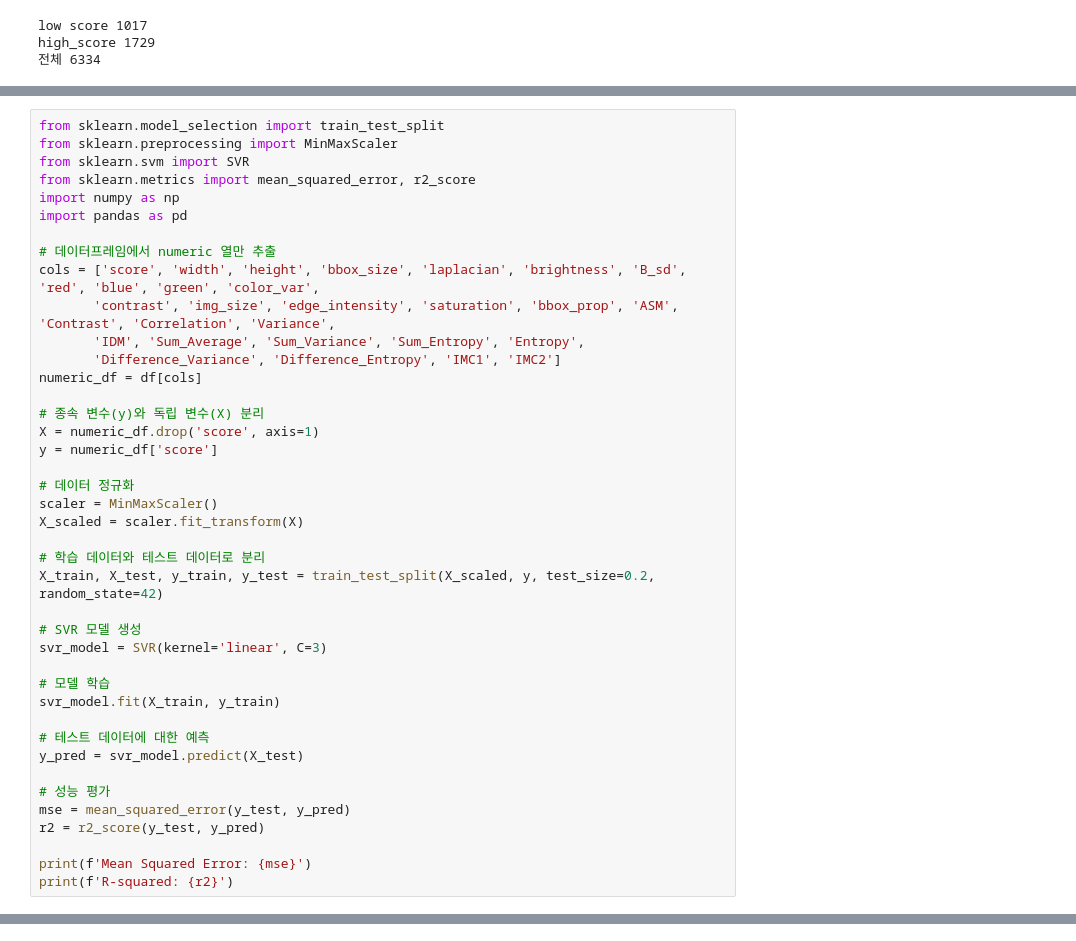
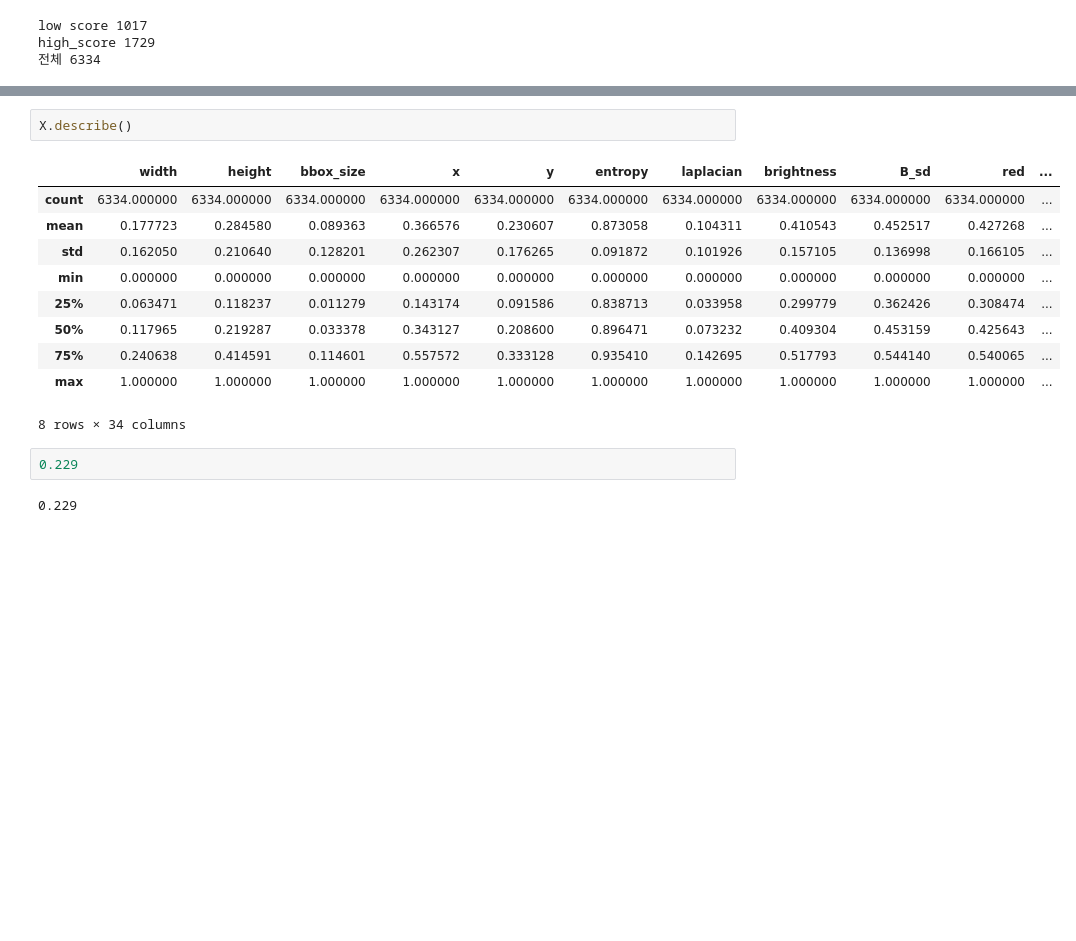
Before and after one commit to yuuhey/image_preprocessing, a Jupyter notebook: haralick_df.ipynb, the cells around one changed output, grey strips where cells are left out. Saved outputs shown, nothing was run; the diff lists cells and outputs as text; blank space fills up the shorter version.

```diff
--- a/haralick_df.ipynb
+++ b/haralick_df.ipynb
@@ -216,41 +185,0 @@ dtype: float64
-# %%
-from sklearn.model_selection import train_test_split
-from sklearn.preprocessing import MinMaxScaler
-from sklearn.svm import SVR
-from sklearn.metrics import mean_squared_error, r2_score
-import numpy as np
-import pandas as pd
-
-# 데이터프레임에서 numeric 열만 추출
-cols = ['score', 'width', 'height', 'bbox_size', 'laplacian', 'brightness', 'B_sd', 'red', 'blue', 'green', 'color_var',
-       'contrast', 'img_size', 'edge_intensity', 'saturation', 'bbox_prop', 'ASM', 'Contrast', 'Correlation', 'Variance',
-       'IDM', 'Sum_Average', 'Sum_Variance', 'Sum_Entropy', 'Entropy',
-       'Difference_Variance', 'Difference_Entropy', 'IMC1', 'IMC2']
-numeric_df = df[cols]
-
-# 종속 변수(y)와 독립 변수(X) 분리
-X = numeric_df.drop('score', axis=1)
-y = numeric_df['score']
-
-# 데이터 정규화
-scaler = MinMaxScaler()
-X_scaled = scaler.fit_transform(X)
-
-# 학습 데이터와 테스트 데이터로 분리
-X_train, X_test, y_train, y_test = train_test_split(X_scaled, y, test_size=0.2, random_state=42)
-
-# SVR 모델 생성
-svr_model = SVR(kernel='linear', C=3)
-
-# 모델 학습
-svr_model.fit(X_train, y_train)
-
-# 테스트 데이터에 대한 예측
-y_pred = svr_model.predict(X_test)
-
-# 성능 평가
-mse = mean_squared_error(y_test, y_pred)
-r2 = r2_score(y_test, y_pred)
-
-print(f'Mean Squared Error: {mse}')
-print(f'R-squared: {r2}')
@@ -281,0 +186,17 @@ print("특징점 개수:", len(keypoints))
+# %%
+X.describe()
+# %% [output]
+|  | width | height | bbox_size | x | y | entropy | laplacian | brightness | B_sd | red | ... |
+| count | 6334.000000 | 6334.000000 | 6334.000000 | 6334.000000 | 6334.000000 | 6334.000000 | 6334.000000 | 6334.000000 | 6334.000000 | 6334.000000 | ... |
+| mean | 0.177723 | 0.284580 | 0.089363 | 0.366576 | 0.230607 | 0.873058 | 0.104311 | 0.410543 | 0.452517 | 0.427268 | ... |
+| std | 0.162050 | 0.210640 | 0.128201 | 0.262307 | 0.176265 | 0.091872 | 0.101926 | 0.157105 | 0.136998 | 0.166105 | ... |
+| min | 0.000000 | 0.000000 | 0.000000 | 0.000000 | 0.000000 | 0.000000 | 0.000000 | 0.000000 | 0.000000 | 0.000000 | ... |
+| 25% | 0.063471 | 0.118237 | 0.011279 | 0.143174 | 0.091586 | 0.838713 | 0.033958 | 0.299779 | 0.362426 | 0.308474 | ... |
+| 50% | 0.117965 | 0.219287 | 0.033378 | 0.343127 | 0.208600 | 0.896471 | 0.073232 | 0.409304 | 0.453159 | 0.425643 | ... |
+| 75% | 0.240638 | 0.414591 | 0.114601 | 0.557572 | 0.333128 | 0.935410 | 0.142695 | 0.517793 | 0.544140 | 0.540065 | ... |
+| max | 1.000000 | 1.000000 | 1.000000 | 1.000000 | 1.000000 | 1.000000 | 1.000000 | 1.000000 | 1.000000 | 1.000000 | ... |
+8 rows × 34 columns
+# %%
+0.229
+# %% [output]
+0.229
```
Also changed, not shown: parts of 16 cells of this notebook, 5 other files.
